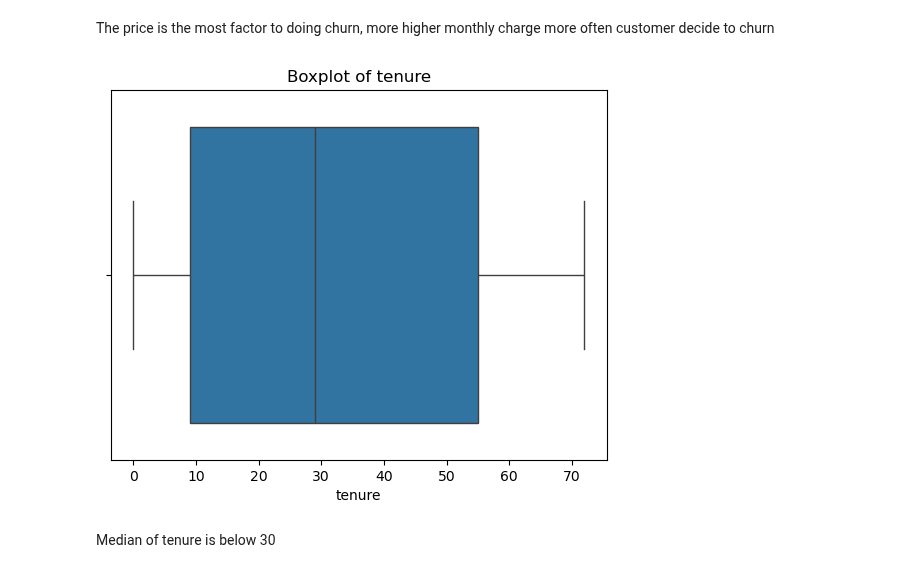
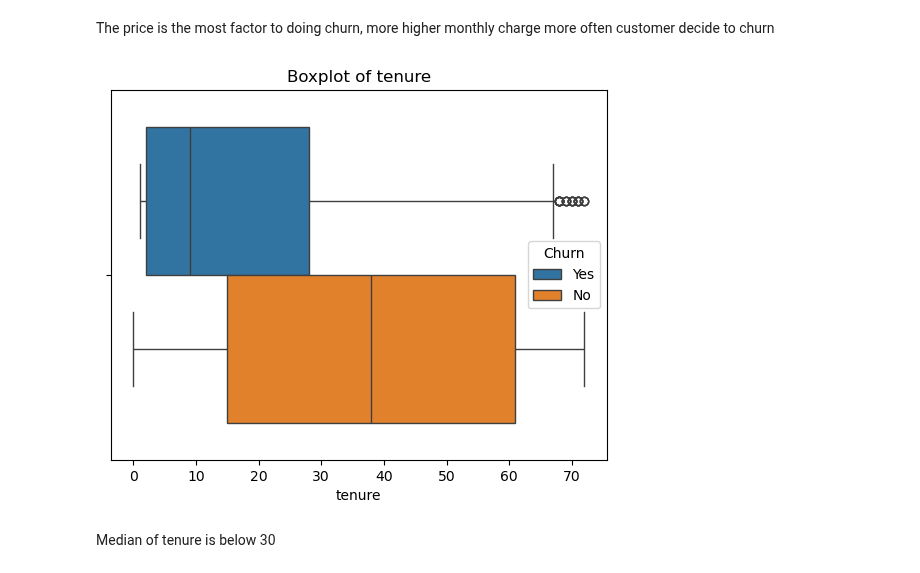
Before and after one commit to fahdmuchammad/Capstone-3-Purwadhika-Machine-learning, a Jupyter notebook: Capstone_3_Muchammad Fahd_Telco.ipynb, the cells around one changed output. Saved outputs shown, nothing was run; the diff lists cells and outputs as text; code cells hidden in the pictures.

```diff
--- a/Capstone_3_Muchammad Fahd_Telco.ipynb
+++ b/Capstone_3_Muchammad Fahd_Telco.ipynb
@@ -348,11 +356,11 @@ plt.legend(title="Churn", labels=["Not", "Yes"])
 # %% [markdown]
 The price is the most factor to doing churn, more higher monthly charge more often customer decide to churn
 # %%
-sns.boxplot(x='tenure', data=df, palette='tab10')
+sns.boxplot(x='tenure', data=df,hue='Churn', palette='tab10')
 plt.title('Boxplot of tenure')
 plt.show()
 # %% [output]
-[figure, old version]
+[figure, new version]
 # %% [markdown]
 Median of tenure is below 30
 # %%
```
Also changed, not shown: parts of 8 cells of this notebook, 1 other file.
